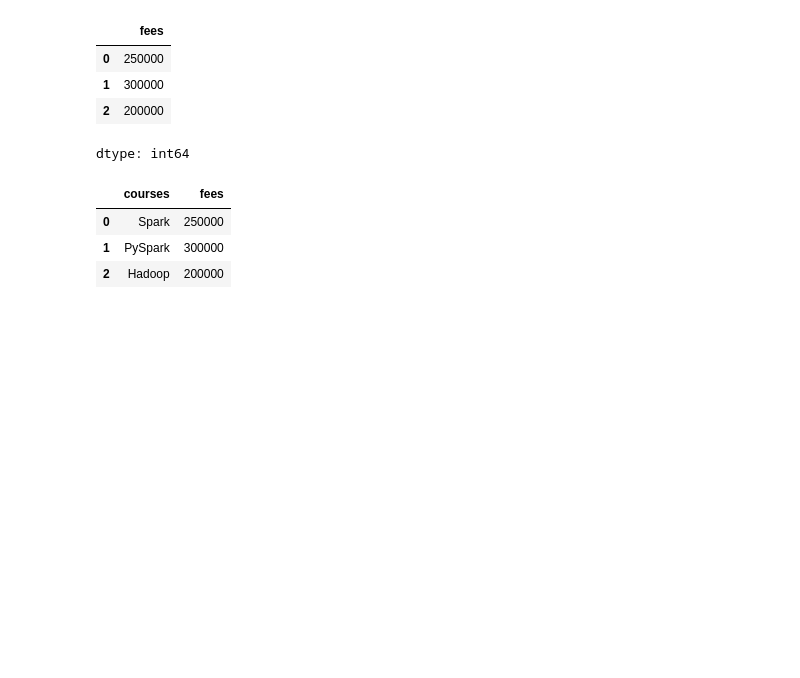
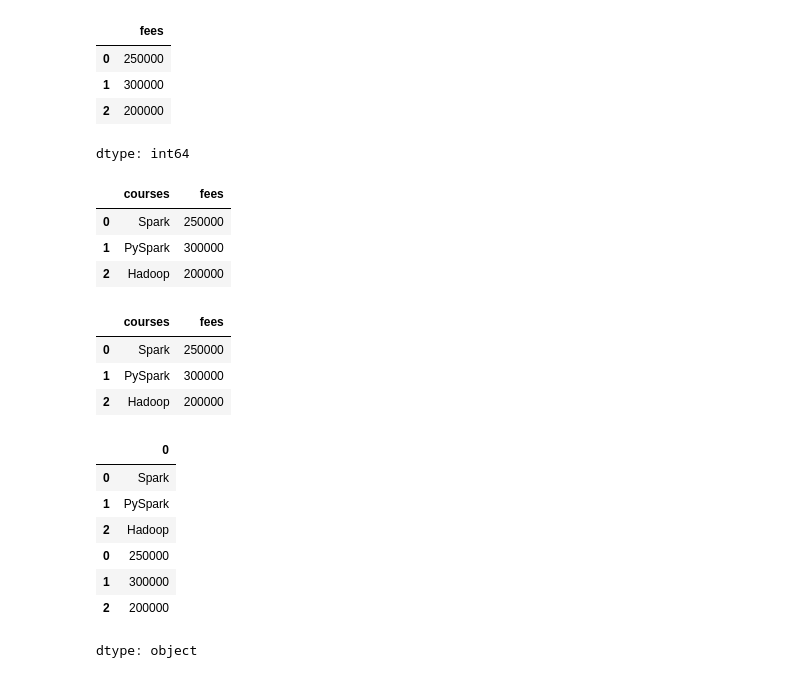
Before and after one commit to boongtol1/2025-1-myclass-BDA, a Jupyter notebook: inclass/02w_A_0317_pandas_basic.ipynb, the cells around one changed output. Drawn from its saved outputs; the diff is of its cells as text; code cells hidden in the pictures; blank space fills up the shorter version.

```diff
--- a/inclass/02w_A_0317_pandas_basic.ipynb
+++ b/inclass/02w_A_0317_pandas_basic.ipynb
@@ -302,3 +302,23 @@ df
 | 0 | Spark | 250000 |
 | 1 | PySpark | 300000 |
 | 2 | Hadoop | 200000 |
+# %%
+df=pd.concat([courses,fees],axis=1)
+df
+# %% [output]
+|  | courses | fees |
+| 0 | Spark | 250000 |
+| 1 | PySpark | 300000 |
+| 2 | Hadoop | 200000 |
+# %%
+df=pd.concat([courses,fees],axis=0)
+df
+# %% [output]
+|  | 0 |
+| 0 | Spark |
+| 1 | PySpark |
+| 2 | Hadoop |
+| 0 | 250000 |
+| 1 | 300000 |
+| 2 | 200000 |
+dtype: object
```
Also changed, not shown: parts of 12 cells of this notebook.
